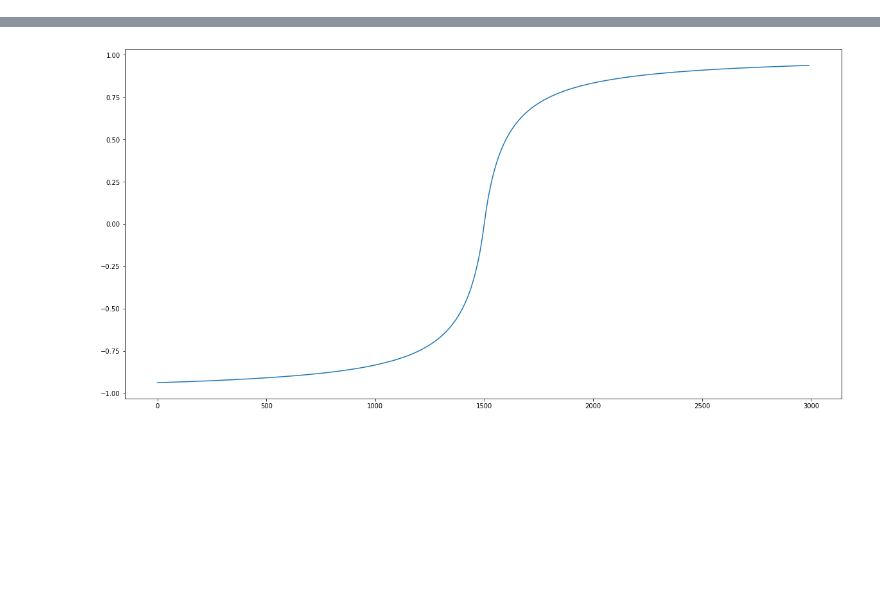
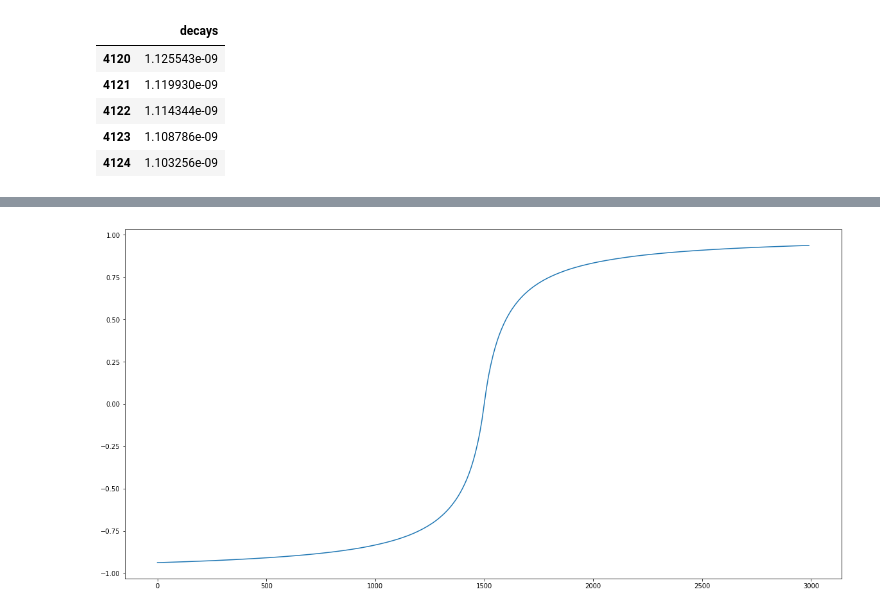
Before and after one commit to ARVILab/monopoly, a Jupyter notebook: loss_viz.ipynb, the cells around one changed output, grey strips where cells are left out. Saved outputs shown, nothing was run; the diff lists cells and outputs as text; code cells hidden in the pictures; blank space fills up the shorter version.

```diff
--- a/loss_viz.ipynb
+++ b/loss_viz.ipynb
@@ -7,6 +7,16 @@ metrics = pd.read_csv('models/metrics.csv')
 winrates = pd.read_csv('models/winrates.csv')
 rewards_rl = pd.read_csv('rewards_rl.csv', names=['reward'])
 rewards_fix = pd.read_csv('rewards_opp.csv', names=['reward'])
+decays = pd.read_csv('models/decays.csv', names=['decays'])
+# %%
+decays.tail()
+# %% [output]
+|  | decays |
+| 4120 | 1.125543e-09 |
+| 4121 | 1.119930e-09 |
+| 4122 | 1.114344e-09 |
+| 4123 | 1.108786e-09 |
+| 4124 | 1.103256e-09 |
 # %%
 metrics.shape, winrates.shape
 # %% [output]
```
Also changed, not shown: parts of 11 cells of this notebook, 7 other files.
